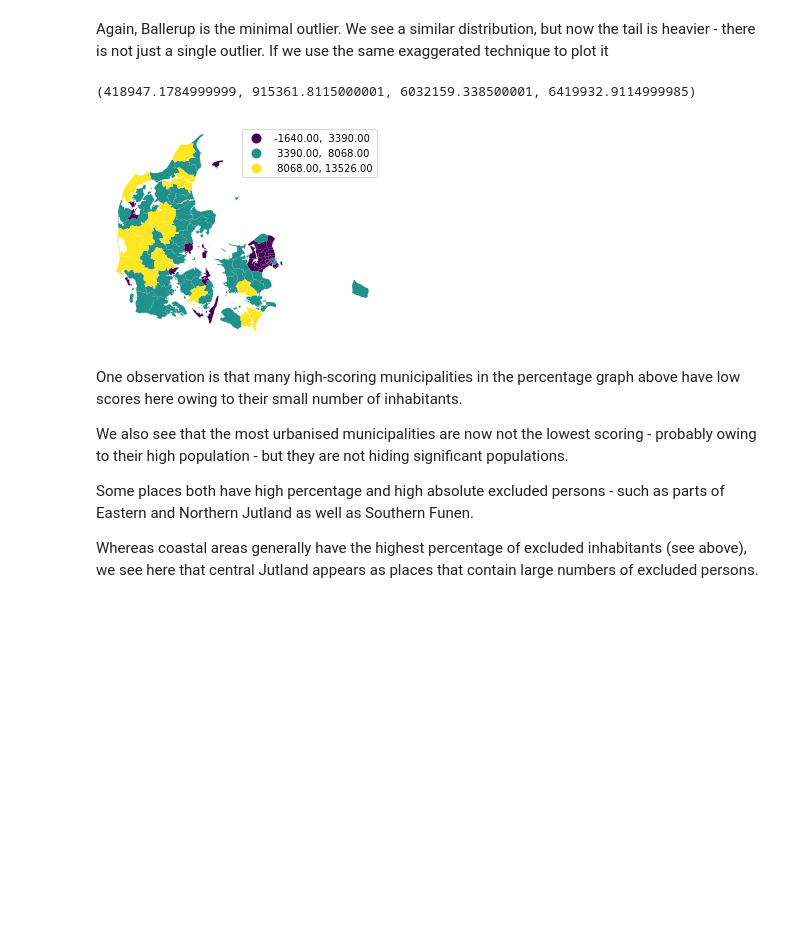
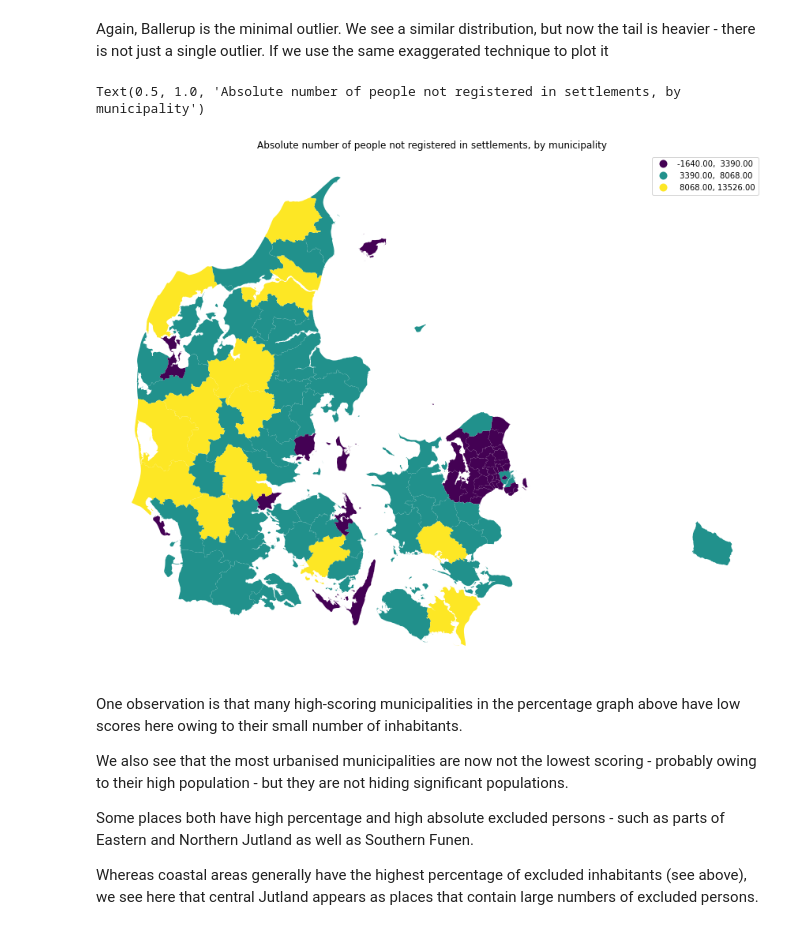
Before and after one commit to marcusskjold/GS-exam, a Jupyter notebook: 2-settlement_data_exploration.ipynb, the cells around one changed output. Cells and saved outputs as stored; diff of their text form; code cells hidden in the pictures; blank space fills up the shorter version.

```diff
--- a/2-settlement_data_exploration.ipynb
+++ b/2-settlement_data_exploration.ipynb
@@ -231,14 +232,16 @@ If we use the same exaggerated technique to plot it
 # %%
 ax = municipalities.plot(
     column='pop_error',
     scheme='fisher_jenks',
     legend=True,
-    k=3
+    k=3,
+    figsize=(15,15)
 )
 ax.axis('off')
+ax.set_title("Absolute number of people not registered in settlements, by municipality")
 # %% [output]
-(418947.1784999999, 915361.8115000001, 6032159.338500001, 6419932.9114999985)
+Text(0.5, 1.0, 'Absolute number of people not registered in settlements, by municipality')
-[figure, old version]
+[figure, new version]
 # %% [markdown]
 One observation is that many high-scoring municipalities in the percentage graph above have low scores here owing to their small number of inhabitants.
 
```
Also changed, not shown: parts of 3 cells of this notebook, 1 other file.
